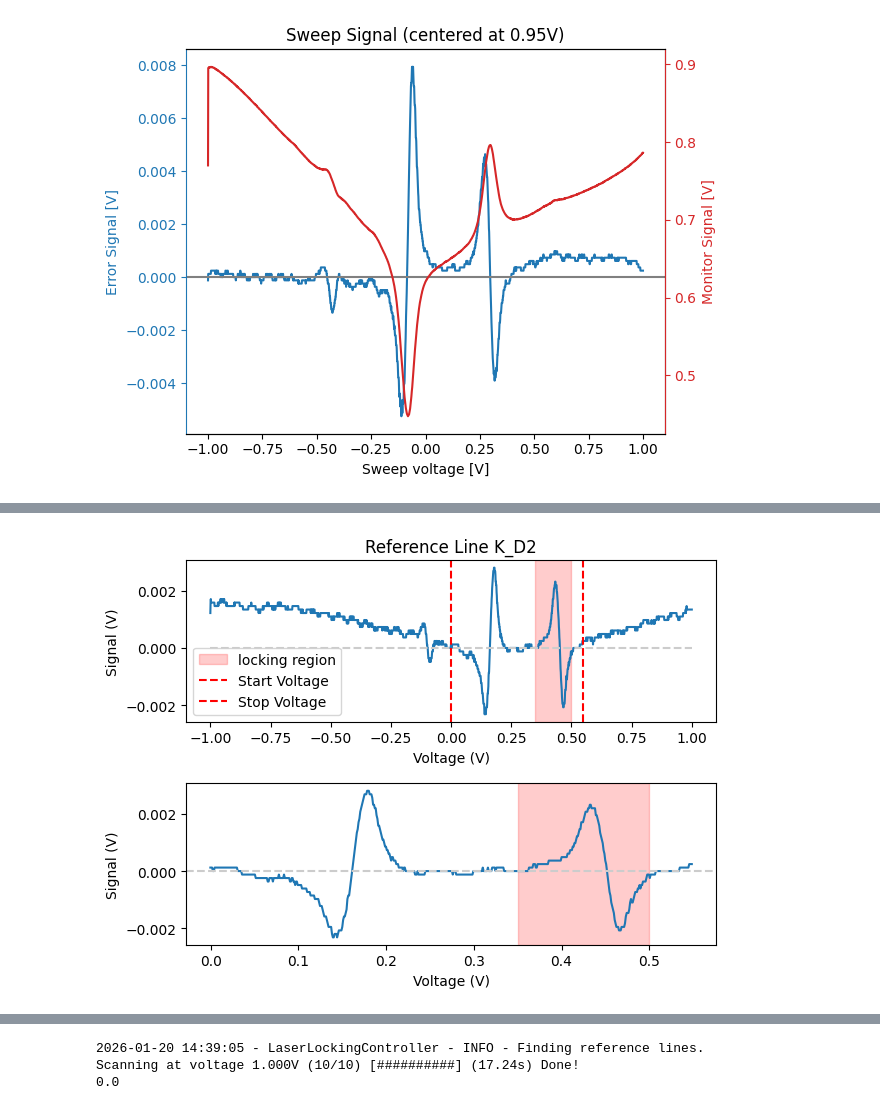
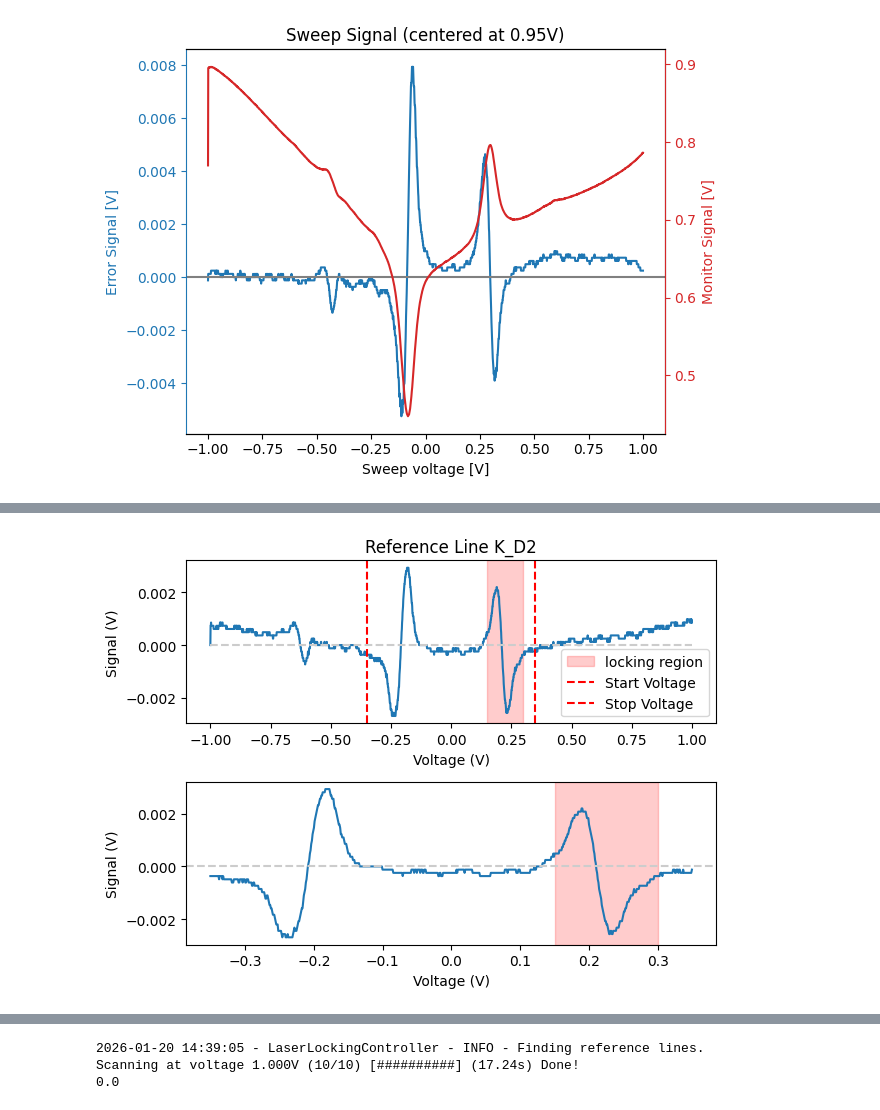
Before and after one commit to jack00look/RP_Spectroscopy, a Jupyter notebook: Laser_Lock_Controller.ipynb, the cells around one changed output, grey strips where cells are left out. Saved outputs shown, nothing was run; the diff lists cells and outputs as text; code cells hidden in the pictures.

```diff
--- a/Laser_Lock_Controller.ipynb
+++ b/Laser_Lock_Controller.ipynb
@@ -97,3 +119,3 @@ Scanning at voltage 1.000V (10/10) [##########] (16.82s) Done!
 # %%
-RP_Locking_Controller.save_reference_line(key = 'K_D2', V_scan = 0.933, start_voltage=0, stop_voltage=0.55, V_lock_start = 0.35, V_lock_end = 0.5, offset=0)
+RP_Locking_Controller.save_reference_line(key = 'K_D2', V_scan = 0.944, start_voltage=-0.35, stop_voltage=0.35, V_lock_start = 0.15, V_lock_end = 0.3, offset=0)
 # %% [output]
@@ -103 +125 @@ RP_Locking_Controller.save_reference_line(key = 'K_D2', V_scan = 0.933, start_vo
-[figure, old version]
+[figure, new version]
```
Also changed, not shown: parts of 4 cells of this notebook, 12 other files.
